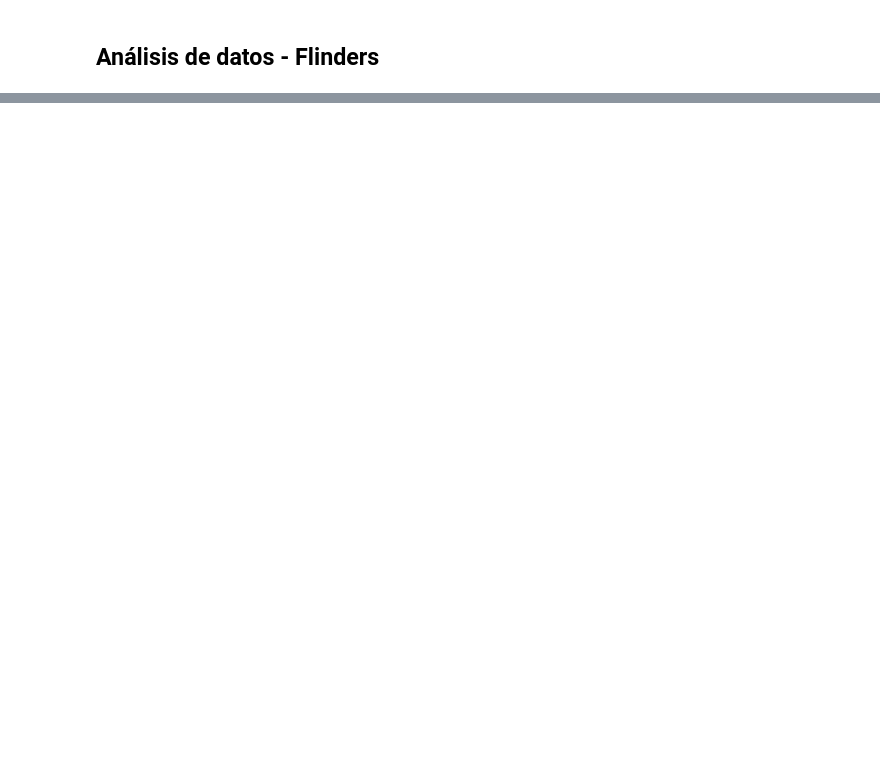
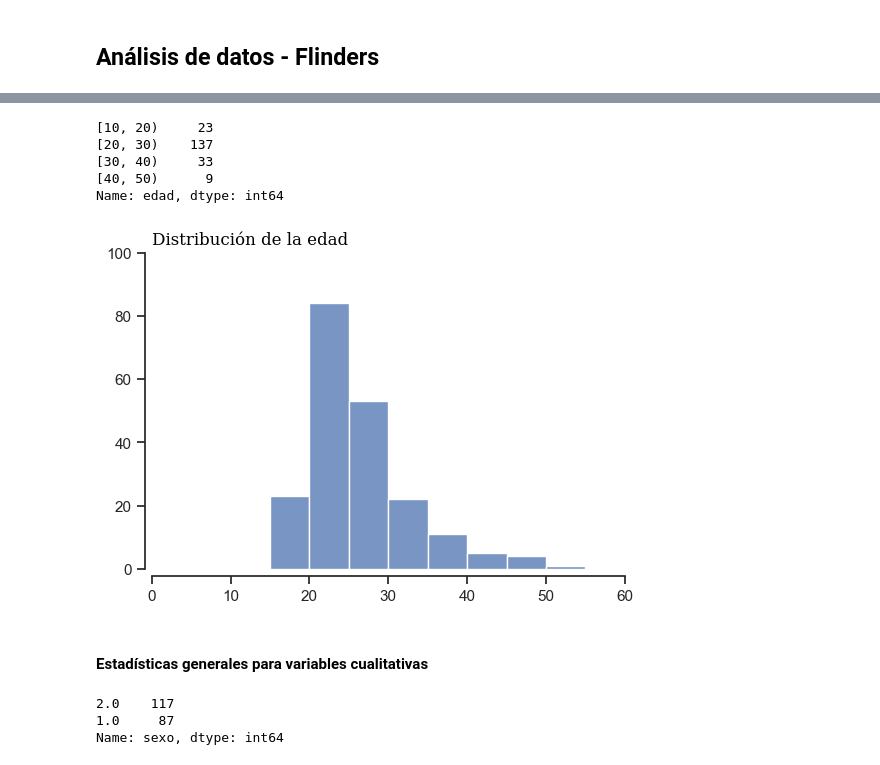
Before and after one commit to charliebrown007/05-Case_Analysis, a Jupyter notebook: 5. FLINDERS/Análisis FLINDERS.ipynb, the cells around one changed output, grey strips where cells are left out. Drawn from its saved outputs; the diff is of its cells as text; code cells hidden in the pictures; blank space fills up the shorter version.

```diff
--- a/5. FLINDERS/Análisis FLINDERS.ipynb
+++ b/5. FLINDERS/Análisis FLINDERS.ipynb
@@ -66,0 +165,41 @@ memory usage: 56.2 KB
+# %%
+# El método cut ayuda a elimianar los decimales dle primer número
+selected_bins = np.arange(10,60,10)
+out = pd.cut(x = df['edad'], bins=selected_bins, include_lowest = True, right = False)
+out.value_counts().sort_index()
+# %% [output]
+[10, 20)     23
+[20, 30)    137
+[30, 40)     33
+[40, 50)      9
+Name: edad, dtype: int64
+# %%
+# set plot style: grey grid in the background:
+sns.set(style = "ticks")
+
+# displot
+selected_bins = range(10,60,5)
+sns.displot(data = df, x = 'edad', bins = selected_bins, edgecolor = None, kde = False,
+            aspect = 1.4, height = 4).set(xlabel = '', ylabel = '');
+
+font = {'family': 'serif', # Se puede colocar el nombre de la fuente
+        'color':  'black',
+        'weight': 'normal',
+        'size': 12}
+
+plt.ylim(0,100)
+plt.xlim(0,60)
+
+plt.title(label = 'Distribución de la edad', fontdict = font, loc = 'left')
+sns.despine(offset = 5, trim = True, bottom = False)
+# %% [output]
+[figure, added]
+# %% [markdown]
+#### Estadísticas generales para variables cualitativas
+# %%
+# Aislamiento de variables cuantitativas
+df['sexo'].value_counts(dropna = False)
+# %% [output]
+2.0    117
+1.0     87
+Name: sexo, dtype: int64
```
Also changed, not shown: parts of 35 cells of this notebook, 1 other file.
